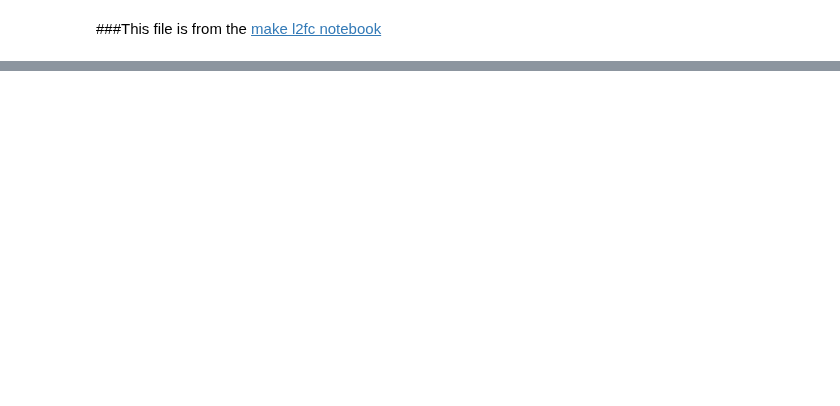
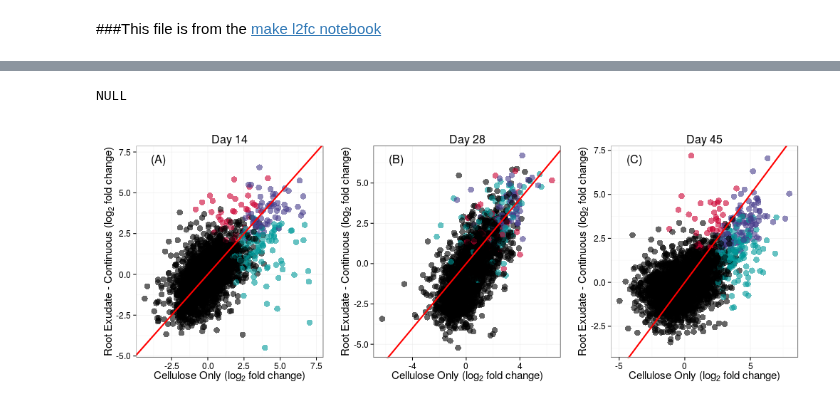
Before and after one commit to acampbellina/priming, a Jupyter notebook: LinReg.ipynb, the cells around one changed output, grey strips where cells are left out. Cells and saved outputs as stored; diff of their text form; code cells hidden in the pictures; blank space fills up the shorter version.

Commit message:
added response color ID

```diff
--- a/LinReg.ipynb
+++ b/LinReg.ipynb
@@ -61,0 +174,9 @@ head(df1.28)
+# %%
+%%R
+
+df.rspndrs.28 = subset(df.rspndrs, Day == 28)
+df.rspndrs.28 = df.rspndrs.14 %>% select(OTU, rspnse)
+
+df1.28 = left_join(df1.28, df.rspndrs.28, by = "OTU")
+df1.28$rspnse[is.na(df1.28$rspnse)] = "None"
+head(df1.28)
@@ -72,0 +210,9 @@ head(df1.45)
+# %%
+%%R
+
+df.rspndrs.45 = subset(df.rspndrs, Day == 45)
+df.rspndrs.45 = df.rspndrs.45 %>% select(OTU, rspnse)
+
+df1.45 = left_join(df1.45, df.rspndrs.45, by = "OTU")
+df1.45$rspnse[is.na(df1.45$rspnse)] = "None"
+head(df1.45)
@@ -73,63 +227,73 @@ head(df1.45)
 # %%
 %%R -w 1000 -h 375
 
-p1 = ggplot(df1.14, aes(x = C13.Cellulose.only, y = C13.100))
-p1 = p1 + geom_point(alpha = 0.5, size = 4)
+colours = c("slateblue4","#009999", "black",  "#CC0033")
+
+p1 = ggplot(df1.14, aes(x = C13.Cellulose.only, y = C13.100, color = rspnse))
+p1 = p1 + geom_point(alpha = 0.6, size = 4)
 #p1 = p1 + stat_smooth(method = "lm", size = 1)
 p1 = p1 + labs(x = expression(paste("Cellulose Only (", log[2]," fold change)",sep="")),
             y = expression(paste("Root Exudate - Continuous (", log[2]," fold change)",sep=""))
                )
 p1 = p1 + geom_abline(intercept=0, slope=1, color = "red", size = 1)
+p1 = p1 + scale_color_manual(values=colours)
 p1 = p1 + theme_bw()
 p1 = p1 + ggtitle("Day 14")
-p1 = p1 + theme(plot.title = element_text(size = 16))
+
 #p1 = p1 + theme(plot.title = element_text(hjust = -0.05, size = 20))
-p1 = p1 + theme(axis.title.x = element_text(size=15))
-p1 = p1 + theme(axis.title.y = element_text(size=15))
-p1 = p1 + theme(axis.text.x = element_text(size=12))
-p1 = p1 + theme(axis.text.y = element_text(size=12))
+p1 = p1 + theme(plot.title = element_text(size = 16),
+                axis.title.x = element_text(size=15),
+                axis.title.y = element_text(size=15),
+                axis.text.x = element_text(size=12),
+                axis.text.y = element_text(size=12))
 #p1 = p1 + annotate("text", x=-1.9, y=4, label = "A", hjust=1, size=5.75)
 p1 = p1 + annotate("text", label = "(A)", x=-Inf, y=Inf, size=5.75, hjust = -1, vjust = 2)
+p1 = p1 + theme(legend.position="none")
 
 
-p2 = ggplot(df1.28, aes(x = C13.Cellulose.only, y = C13.100))
-p2 = p2 + geom_point(alpha = 0.5, size = 4)
+p2 = ggplot(df1.28, aes(x = C13.Cellulose.only, y = C13.100, color = rspnse))
+p2 = p2 + geom_point(alpha = 0.6, size = 4)
 #p2 = p2 + stat_smooth(method = "lm", size = 1)
 p2 = p2 + labs(x = expression(paste("Cellulose Only (", log[2]," fold change)",sep="")),
             y = expression(paste("Root Exudate - Continuous (", log[2]," fold change)",sep=""))
                )
 p2 = p2 + geom_abline(intercept=0, slope=1, color = "red", size = 1)
 #p1 = p1 + theme(plot.title = element_text(hjust = -0.1, size = 20))
-
+p2 = p2 + scale_color_manual(values=colours)
 p2 = p2 + theme_bw()
 p2 = p2 + ggtitle("Day 28")
-p2 = p2 + theme(plot.title = element_text(size = 16))
-p2 = p2 + theme(axis.title.x = element_text(size=15))
-p2 = p2 + theme(axis.title.y = element_text(size=15))
-p2 = p2 + theme(axis.text.x = element_text(size=12))
-p2 = p2 + theme(axis.text.y = element_text(size=12))
+p2 = p2 + theme(plot.title = element_text(size = 16),
+                axis.title.x = element_text(size=15),
+                axis.title.y = element_text(size=15),
+                axis.text.x = element_text(size=12),
+                axis.text.y = element_text(size=12))
 p2 = p2 + annotate("text", label = "(B)", x=-Inf, y=Inf, size=5.75, hjust = -1, vjust = 2)
+p2 = p2 + theme(legend.position="none")
 
 
-p3 = ggplot(df1.45, aes(x = C13.Cellulose.only, y = C13.100))
-p3 = p3 + geom_point(alpha = 0.5, size = 4)
+p3 = ggplot(df1.45, aes(x = C13.Cellulose.only, y = C13.100, color = rspnse))
+p3 = p3 + geom_point(alpha = 0.6, size = 4)
 #p3 = p3 + stat_smooth(method = "lm", size = 1)
 p3 = p3 + labs(x = expression(paste("Cellulose Only (", log[2]," fold change)",sep="")),
             y = expression(paste("Root Exudate - Continuous (", log[2]," fold change)",sep=""))
                )
 p3 = p3 + geom_abline(intercept=0, slope=1, color = "red", size = 1)
 #p1 = p1 + theme(plot.title = element_text(hjust = -0.1, size = 20))
-
+p3 = p3 + scale_color_manual(values=colours)
 p3 = p3 + theme_bw()
 p3 = p3 + ggtitle("Day 45")
-p3 = p3 + theme(plot.title = element_text(size = 16))
-p3 = p3 + theme(axis.title.x = element_text(size=15))
-p3 = p3 + theme(axis.title.y = element_text(size=15))
-p3 = p3 + theme(axis.text.x = element_text(size=12))
-p3 = p3 + theme(axis.text.y = element_text(size=12))
+p3 = p3 + theme(plot.title = element_text(size = 16),
+                axis.title.x = element_text(size=15),
+                axis.title.y = element_text(size=15),
+                axis.text.x = element_text(size=12),
+                axis.text.y = element_text(size=12))
 p3 = p3 + annotate("text", label = "(C)", x=-Inf, y=Inf, size=5.75, hjust = -1, vjust = 2)
 #p1 = p1 + annotate("text", x=-0.5, y=1.75, label = "R^{2}==0.485", hjust=1, size=5.75, family="Times", parse=TRUE)
+p3 = p3 + theme(legend.position="none")
 
 p.combined = grid.arrange(p1, p2, p3, widths = c(1,1,1), heights = c(1,1,1), ncol = 3)
 
 p.combined
+# %% [output]
+NULL
+[figure, added]
```
Also changed, not shown: parts of 31 cells of this notebook, 2 other files.
